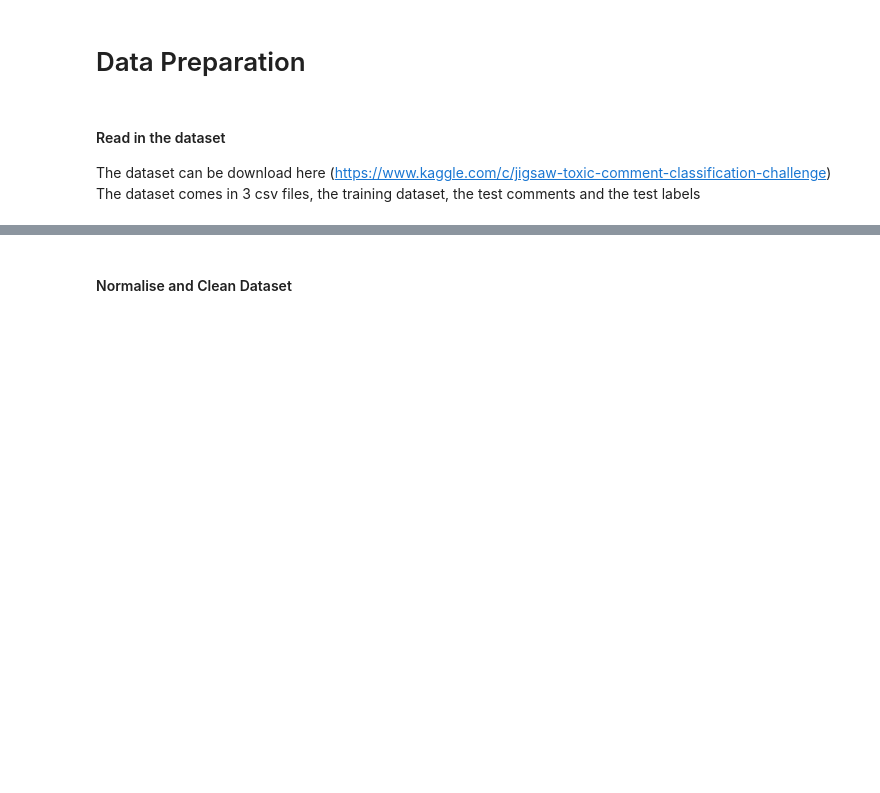
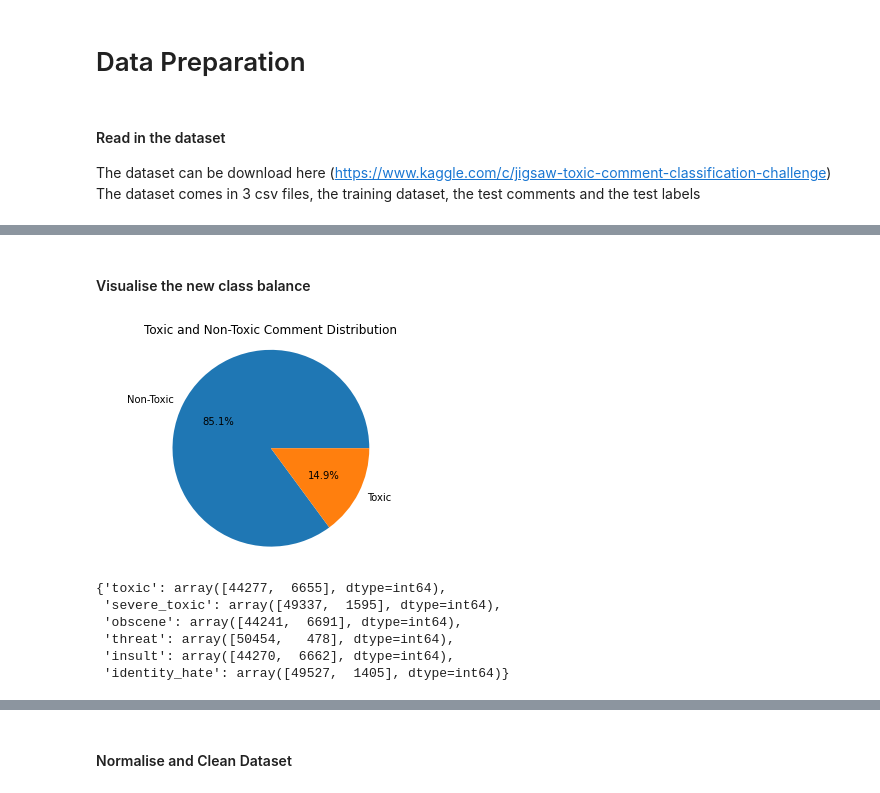
Before and after one commit to Dimitrisvas/group7_textClassification, a Jupyter notebook: vinal/vinal_individual.ipynb, the cells around one changed output, grey strips where cells are left out. Saved outputs shown, nothing was run; the diff lists cells and outputs as text; code cells hidden in the pictures; blank space fills up the shorter version.

```diff
--- a/vinal/vinal_individual.ipynb
+++ b/vinal/vinal_individual.ipynb
@@ -73,0 +166,42 @@ test = test.drop(test[(test.toxic == -1) |
+# %% [markdown]
+#### Visualise the new class balance
+# %%
+# Gather all samples that have no toxic labels, these can be consider "non-toxic"
+non_toxic = train[(train.toxic == 0) &
+                  (train.severe_toxic == 0) &
+                  (train.obscene == 0) &
+                  (train.threat == 0) &
+                  (train.insult == 0) &
+                  (train.identity_hate == 0)]
+
+# Gather all samples that are labelled
+toxic = train[(train.toxic == 1) |
+                  (train.severe_toxic == 1) |
+                  (train.obscene == 1) |
+                  (train.threat == 1) |
+                  (train.insult == 1) |
+                  (train.identity_hate == 1)]
+
+labels = ["Non-Toxic", "Toxic"]
+data = [len(non_toxic), len(toxic)]
+
+plt.pie(data,labels=labels,autopct='%1.1f%%')
+plt.title('Toxic and Non-Toxic Comment Distribution')
+plt.axis('equal')
+plt.show()
+# %% [output]
+[figure, added]
+# %%
+classes2 = {}
+
+for index in range(1,7):
+    classes2.update({train.iloc[:,index].name : np.histogram(train.iloc[:,index], bins=2)[0]})
+
+classes2
+# %% [output]
+{'toxic': array([44277,  6655], dtype=int64),
+ 'severe_toxic': array([49337,  1595], dtype=int64),
+ 'obscene': array([44241,  6691], dtype=int64),
+ 'threat': array([50454,   478], dtype=int64),
+ 'insult': array([44270,  6662], dtype=int64),
+ 'identity_hate': array([49527,  1405], dtype=int64)}
```
Also changed, not shown: parts of 14 cells of this notebook.
